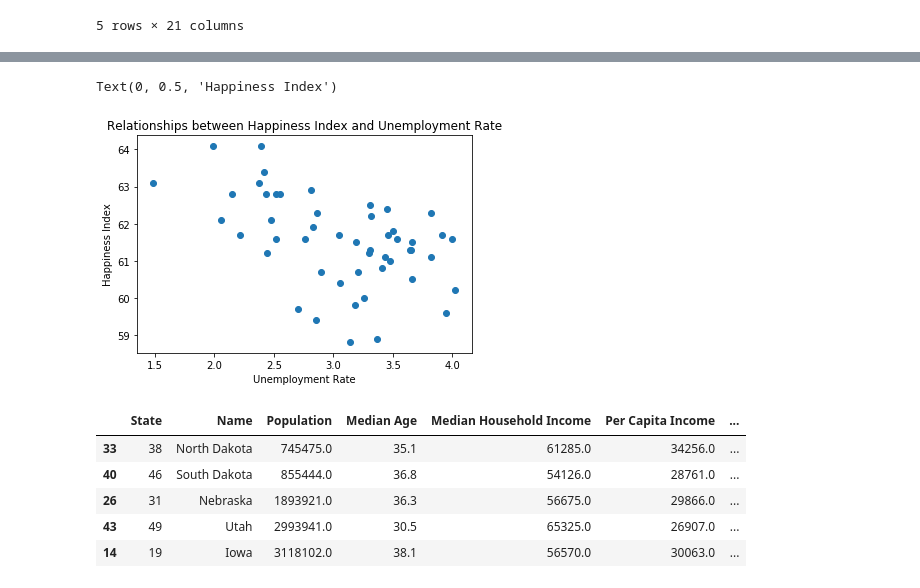
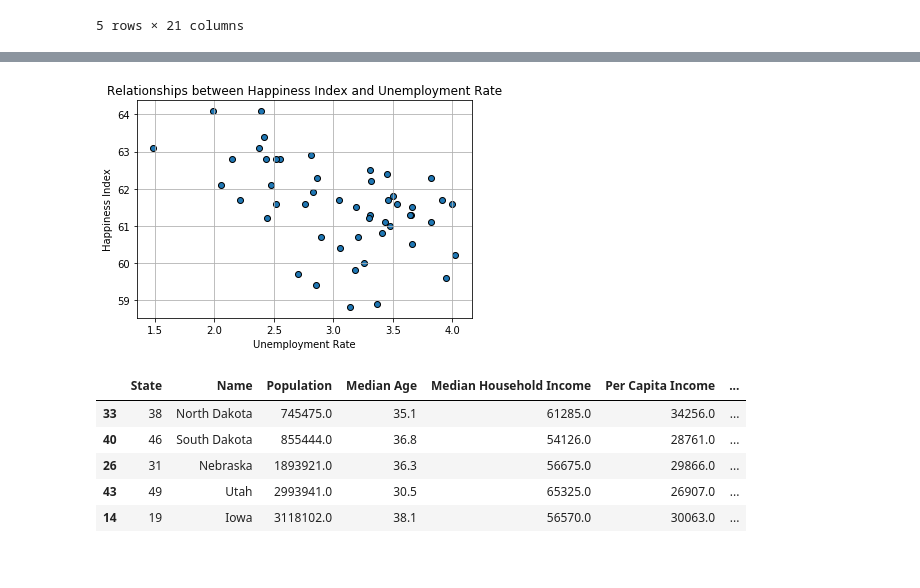
Before and after one commit to nandriychuk/best-places-to-live, a Jupyter notebook: census_happiness_correlations.ipynb, the cells around one changed output, grey strips where cells are left out. Cells and saved outputs as stored; diff of their text form; code cells hidden in the pictures.

```diff
--- a/census_happiness_correlations.ipynb
+++ b/census_happiness_correlations.ipynb
@@ -232,13 +232,16 @@ census_poverty_hapiness.corr(method='pearson', min_periods=1)
 | Unemployment Rate | 0.348682 | 0.151763 | -0.012277 | 0.041162 | 0.360075 | ... |
 | Happiness Rating | 0.045735 | -0.073792 | 0.471646 | 0.412720 | 0.005884 | ... |
 # %%
-plt.scatter(census_poverty_hapiness["Unemployment Rate"], census_poverty_hapiness["Happiness Rating"])
+plt.scatter(census_poverty_hapiness["Unemployment Rate"], census_poverty_hapiness["Happiness Rating"],marker="o", edgecolors="black")
 plt.title("Relationships between Happiness Index and Unemployment Rate")
 plt.xlabel("Unemployment Rate")
 plt.ylabel("Happiness Index")
+#Create the grid
+plt.grid(True)
+# Save the Figure
+plt.savefig("images/RelationshipsHappinessUnemployment.png")
 # %% [output]
-Text(0, 0.5, 'Happiness Index')
-[figure, old version]
+[figure, new version]
 # %%
 #states with lowest unemployment rate
 sorted_census_poverty_hapiness = census_poverty_hapiness.sort_values("Unemployment Rate", ascending=True)
```
Also changed, not shown: parts of 2 cells of this notebook, 2 other files.
